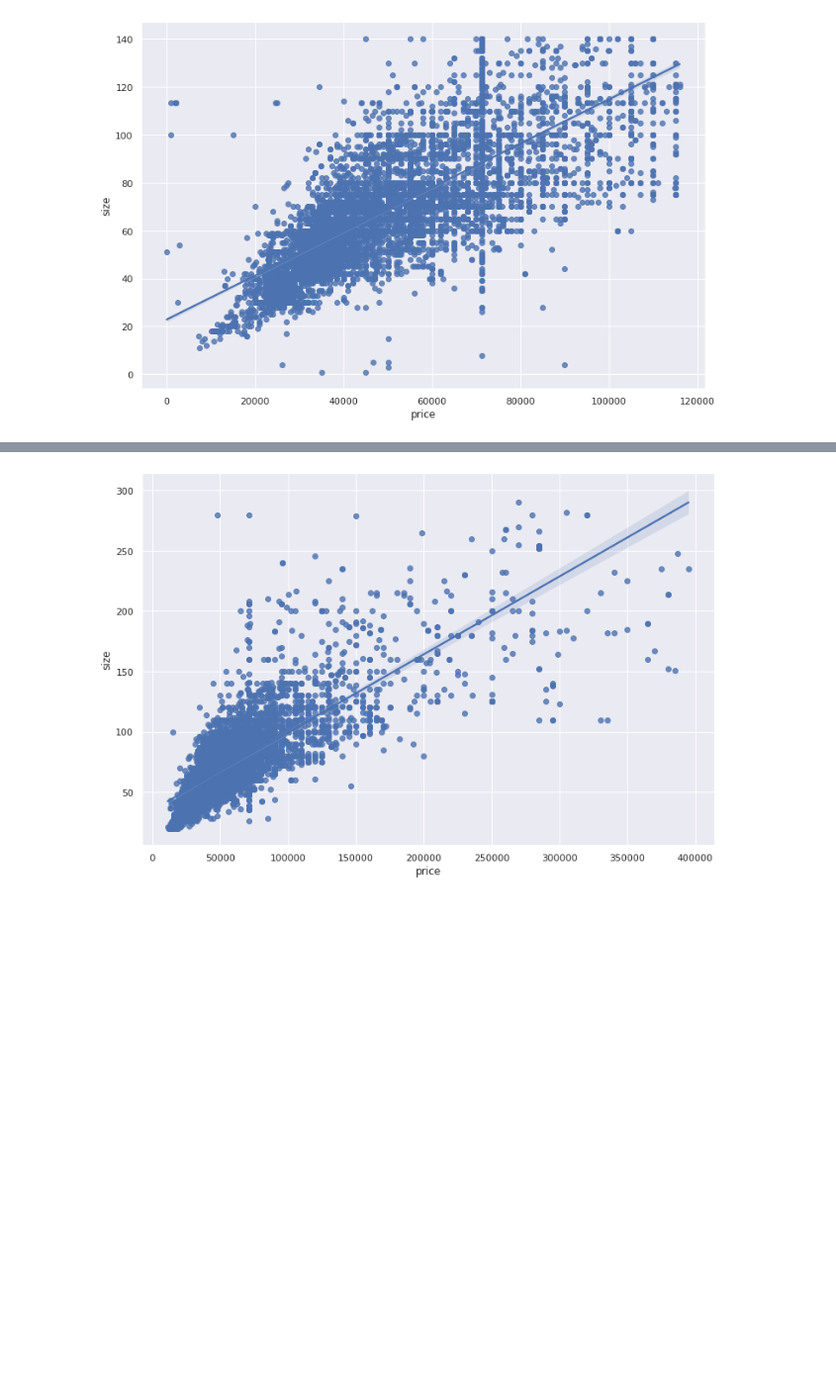
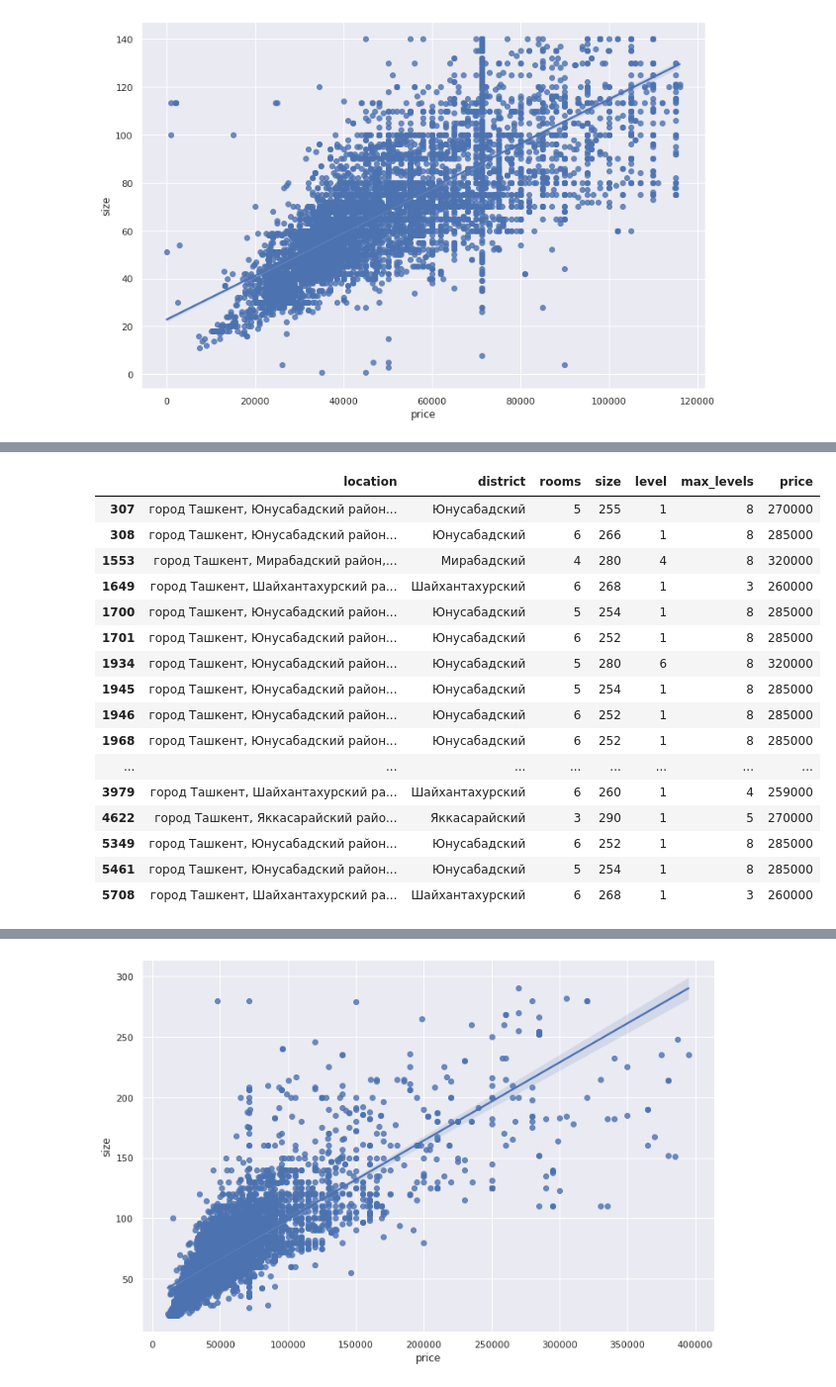
Before and after one commit to schizohub/ML_projects, a Jupyter notebook: Improving_Tashkent_housing.ipynb, the cells around one changed output, grey strips where cells are left out. Shown at 99% size. Drawn from its saved outputs; the diff is of its cells as text; code cells hidden in the pictures; blank space fills up the shorter version.

```diff
--- a/Improving_Tashkent_housing.ipynb
+++ b/Improving_Tashkent_housing.ipynb
@@ -413,2 +410,22 @@ fig.show()
+# %%
+some[(some['size']>250)&(some['price']>250000)]
+# %% [output]
+|  | location | district | rooms | size | level | max_levels | price |
+| 307 | город Ташкент, Юнусабадский район... | Юнусабадский | 5 | 255 | 1 | 8 | 270000 |
+| 308 | город Ташкент, Юнусабадский район... | Юнусабадский | 6 | 266 | 1 | 8 | 285000 |
+| 1553 | город Ташкент, Мирабадский район,... | Мирабадский | 4 | 280 | 4 | 8 | 320000 |
+| 1649 | город Ташкент, Шайхантахурский ра... | Шайхантахурский | 6 | 268 | 1 | 3 | 260000 |
+| 1700 | город Ташкент, Юнусабадский район... | Юнусабадский | 5 | 254 | 1 | 8 | 285000 |
+| 1701 | город Ташкент, Юнусабадский район... | Юнусабадский | 6 | 252 | 1 | 8 | 285000 |
+| 1934 | город Ташкент, Юнусабадский район... | Юнусабадский | 5 | 280 | 6 | 8 | 320000 |
+| 1945 | город Ташкент, Юнусабадский район... | Юнусабадский | 5 | 254 | 1 | 8 | 285000 |
+| 1946 | город Ташкент, Юнусабадский район... | Юнусабадский | 6 | 252 | 1 | 8 | 285000 |
+| 1968 | город Ташкент, Юнусабадский район... | Юнусабадский | 6 | 252 | 1 | 8 | 285000 |
+| ... | ... | ... | ... | ... | ... | ... | ... |
+| 3979 | город Ташкент, Шайхантахурский ра... | Шайхантахурский | 6 | 260 | 1 | 4 | 259000 |
+| 4622 | город Ташкент, Яккасарайский райо... | Яккасарайский | 3 | 290 | 1 | 5 | 270000 |
+| 5349 | город Ташкент, Юнусабадский район... | Юнусабадский | 6 | 252 | 1 | 8 | 285000 |
+| 5461 | город Ташкент, Юнусабадский район... | Юнусабадский | 5 | 254 | 1 | 8 | 285000 |
+| 5708 | город Ташкент, Шайхантахурский ра... | Шайхантахурский | 6 | 268 | 1 | 3 | 260000 |
 # %%
 corr2 = new_df.corrwith(new_df['price'])*100
```
Also changed, not shown: parts of 47 cells of this notebook.
